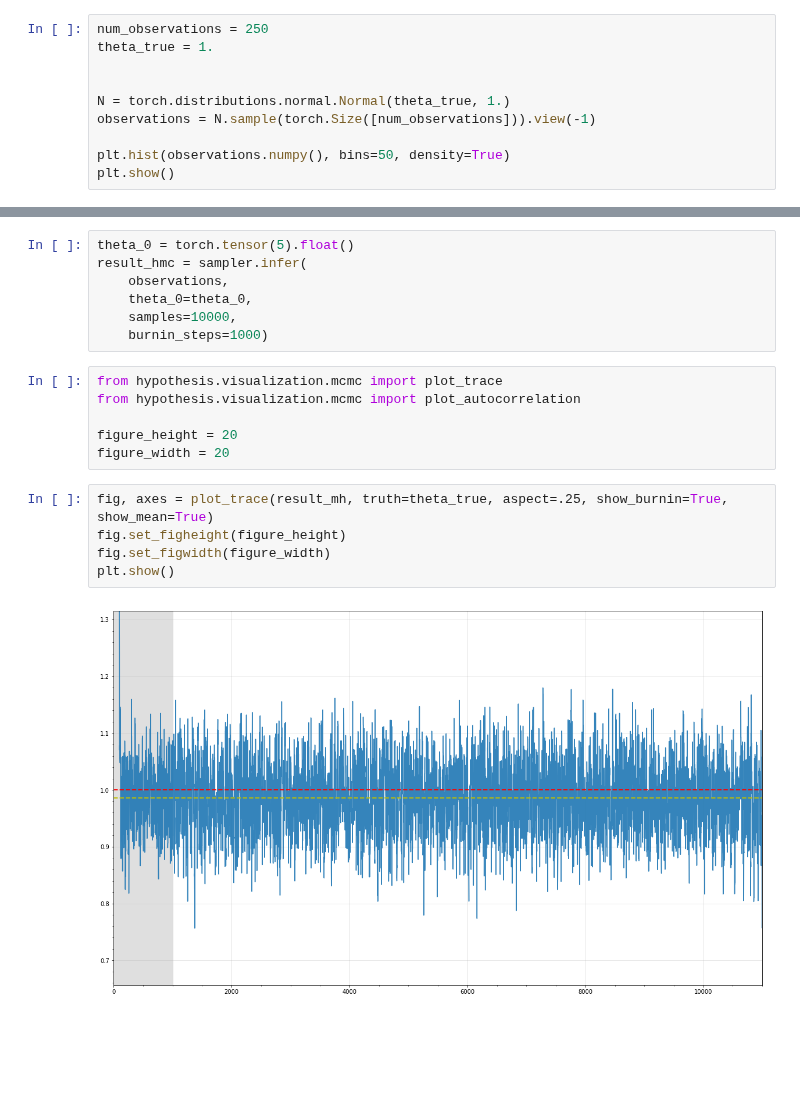
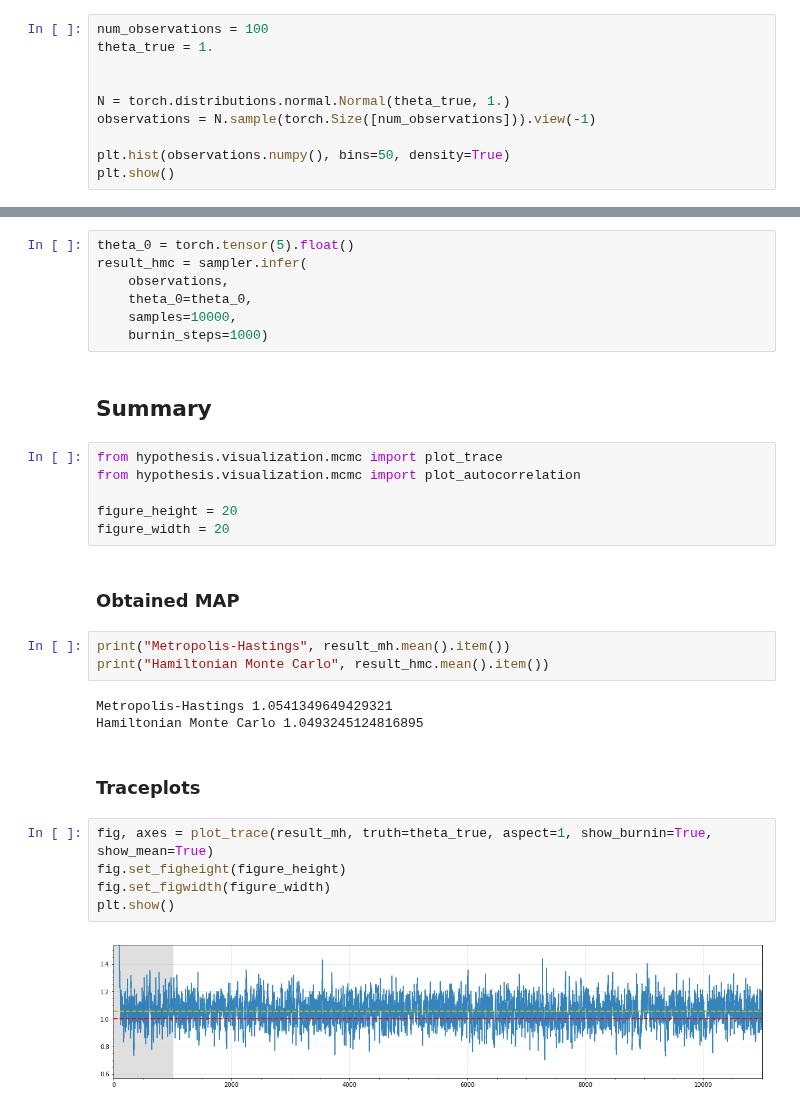
Before and after one commit to montefiore-institute/hypothesis, a Jupyter notebook: examples/benchmark_mcmc_mh_hmc.ipynb, the cells around one changed output, grey strips where cells are left out. Saved outputs shown, nothing was run; the diff lists cells and outputs as text; blank space fills up the shorter version.

```diff
--- a/examples/benchmark_mcmc_mh_hmc.ipynb
+++ b/examples/benchmark_mcmc_mh_hmc.ipynb
@@ -7,7 +7,7 @@ import matplotlib.pyplot as plt
 # %% [markdown]
 ## Observations
 # %%
-num_observations = 250
+num_observations = 100
 theta_true = 1.
 
 
@@ -69,17 +69,29 @@ result_hmc = sampler.infer(
     theta_0=theta_0,
     samples=10000,
     burnin_steps=1000)
+# %% [markdown]
+## Summary
 # %%
 from hypothesis.visualization.mcmc import plot_trace
 from hypothesis.visualization.mcmc import plot_autocorrelation
 
 figure_height = 20
 figure_width = 20
+# %% [markdown]
+### Obtained MAP
+# %%
+print("Metropolis-Hastings", result_mh.mean().item())
+print("Hamiltonian Monte Carlo", result_hmc.mean().item())
+# %% [output]
+Metropolis-Hastings 1.0541349649429321
+Hamiltonian Monte Carlo 1.0493245124816895
+# %% [markdown]
+### Traceplots
 # %%
-fig, axes = plot_trace(result_mh, truth=theta_true, aspect=.25, show_burnin=True, show_mean=True)
+fig, axes = plot_trace(result_mh, truth=theta_true, aspect=1, show_burnin=True, show_mean=True)
 fig.set_figheight(figure_height)
 fig.set_figwidth(figure_width)
 plt.show()
 # %% [output]
-[figure, old version]
+[figure, new version]
 # %%
```
Also changed, not shown: parts of 5 cells of this notebook.
